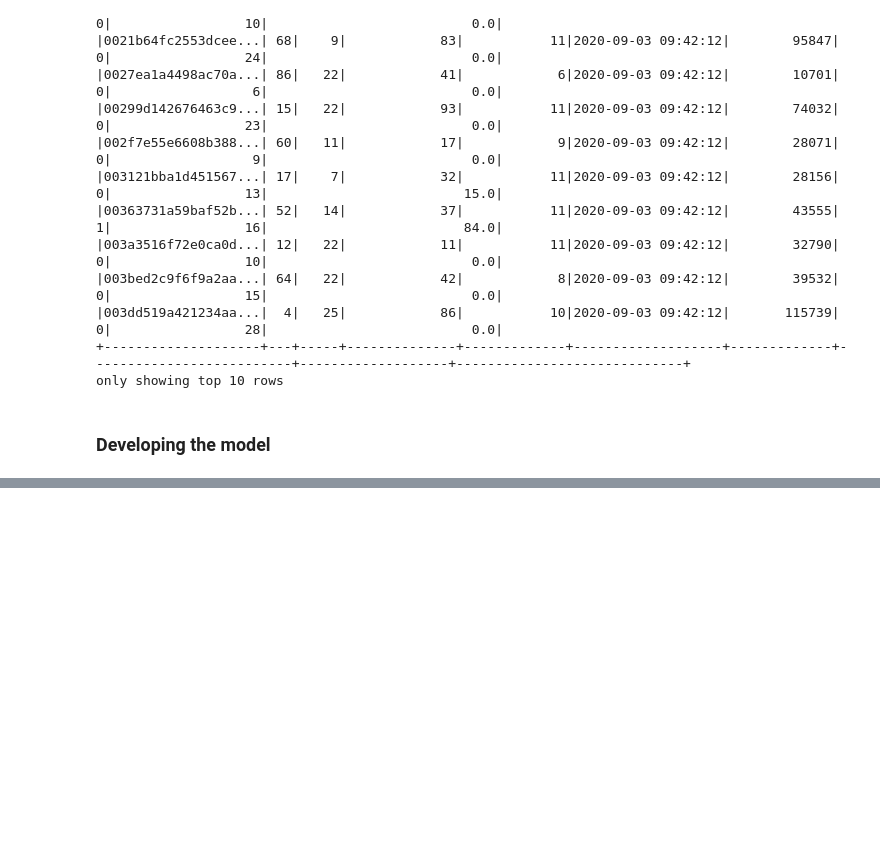
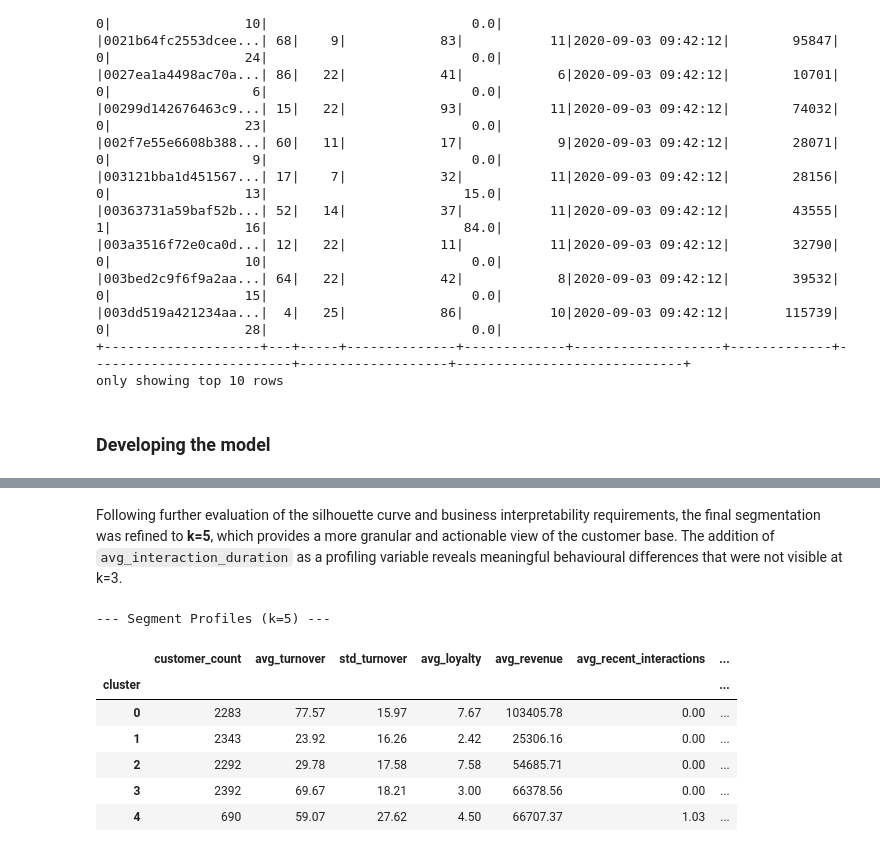
Before and after one commit to matteoros/venchi_project, a Jupyter notebook: venchi_jMLE_candidate_pack/submission/final_submission_MR.ipynb, the cells around one changed output, grey strips where cells are left out. Cells and saved outputs as stored; diff of their text form; code cells hidden in the pictures; blank space fills up the shorter version.

```diff
--- a/venchi_jMLE_candidate_pack/submission/final_submission_MR.ipynb
+++ b/venchi_jMLE_candidate_pack/submission/final_submission_MR.ipynb
@@ -376,0 +511,38 @@ segment_profiles.show()
+# %% [markdown]
+Following further evaluation of the silhouette curve and business interpretability requirements, the final segmentation was refined to **k=5**, which provides a more granular and actionable view of the customer base. The addition of `avg_interaction_duration` as a profiling variable reveals meaningful behavioural differences that were not visible at k=3.
+# %%
+# Train KMeans with k=5
+final_kmeans_k5 = KMeans(n_clusters=5, random_state=42, n_init='auto')
+final_kmeans_k5.fit(X_scaled)
+
+# Get cluster labels
+cluster_labels_k5 = final_kmeans_k5.labels_
+
+# Add cluster assignments to the pandas dataframe
+df_pandas['cluster'] = cluster_labels_k5
+
+# Create segment profiles with k=4
+segment_summary_k5 = df_pandas.groupby('cluster').agg({
+    'account_id': 'count',
+    'turnover_m_usd': ['mean', 'std'],
+    'brand_loyalty': 'mean',
+    'total_revenue': 'mean',
+    'sales_interactions_last_6m': 'mean',
+    'n_distinct_products': 'mean',
+    'avg_interaction_duration_mins': 'mean'
+}).round(2)
+
+segment_summary_k5.columns = ['customer_count', 'avg_turnover', 'std_turnover', 'avg_loyalty',
+                               'avg_revenue', 'avg_recent_interactions', 'avg_distinct_products', 'avg_interaction_duration']
+
+print("\n--- Segment Profiles (k=5) ---")
+segment_summary_k5
+# %% [output]
+--- Segment Profiles (k=5) ---
+|  | customer_count | avg_turnover | std_turnover | avg_loyalty | avg_revenue | avg_recent_interactions | ... |
+| cluster |  |  |  |  |  |  | ... |
+| 0 | 2283 | 77.57 | 15.97 | 7.67 | 103405.78 | 0.00 | ... |
+| 1 | 2343 | 23.92 | 16.26 | 2.42 | 25306.16 | 0.00 | ... |
+| 2 | 2292 | 29.78 | 17.58 | 7.58 | 54685.71 | 0.00 | ... |
+| 3 | 2392 | 69.67 | 18.21 | 3.00 | 66378.56 | 0.00 | ... |
+| 4 | 690 | 59.07 | 27.62 | 4.50 | 66707.37 | 1.03 | ... |
```
Also changed, not shown: parts of 17 cells of this notebook, 5 other files.
